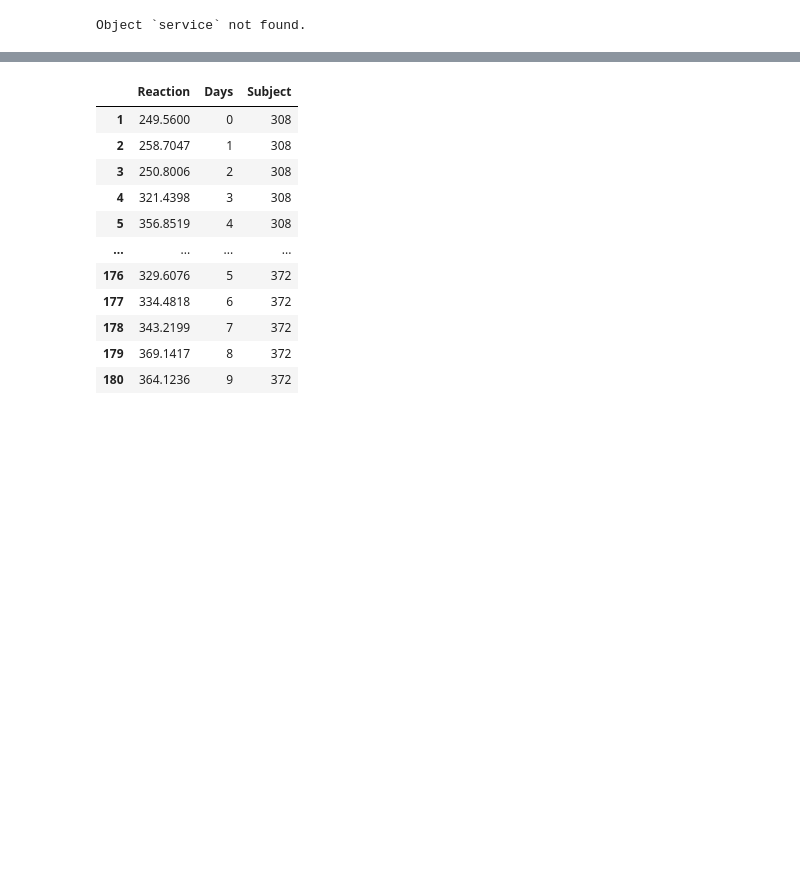
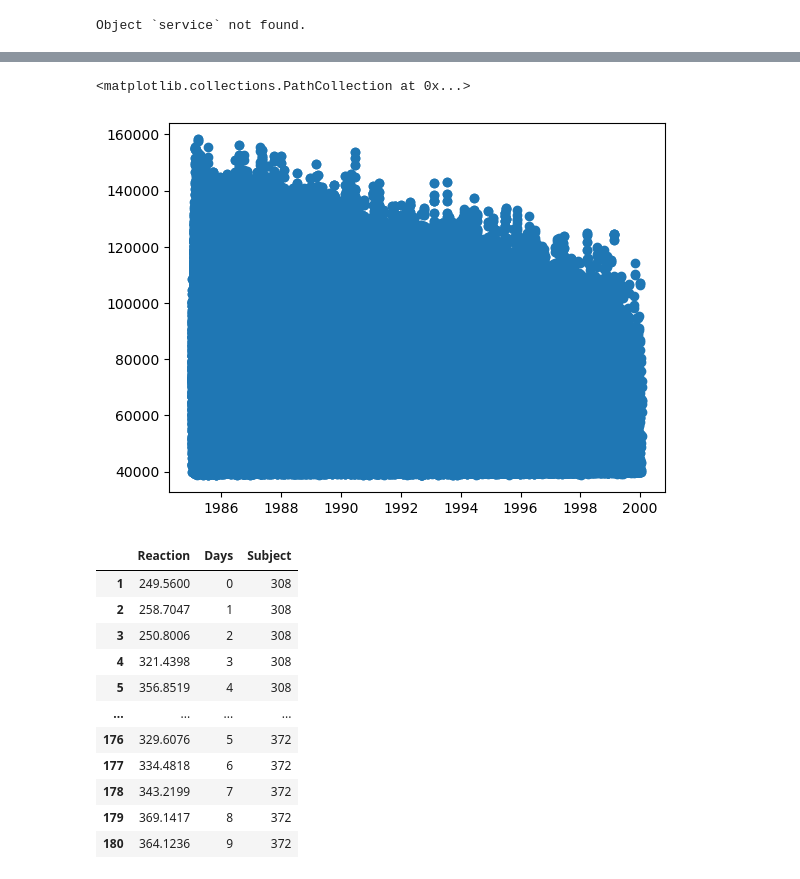
Before and after one commit to Alfred-W-S-Pirovits-Jr/statistics-exercises, a Jupyter notebook: hypothesis_testing.ipynb, the cells around one changed output, grey strips where cells are left out. Cells and saved outputs as stored; diff of their text form; code cells hidden in the pictures; blank space fills up the shorter version.

```diff
--- a/hypothesis_testing.ipynb
+++ b/hypothesis_testing.ipynb
@@ -379,3 +384,8 @@ Is there a relationship between how long an employee has been with the company a
+# %%
+plt.scatter(employees.hire_date, employees.salary)
+# %% [output]
+<matplotlib.collections.PathCollection at 0x...>
+[figure, added]
 # %%
 Is there a relationship between how long an employee has been with the company and the number of titles they have had?
 # %%
```
Also changed, not shown: parts of 21 cells of this notebook.
